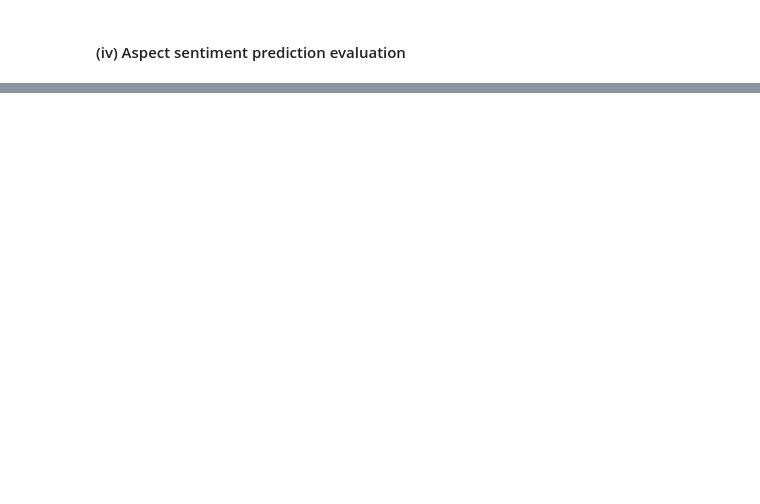
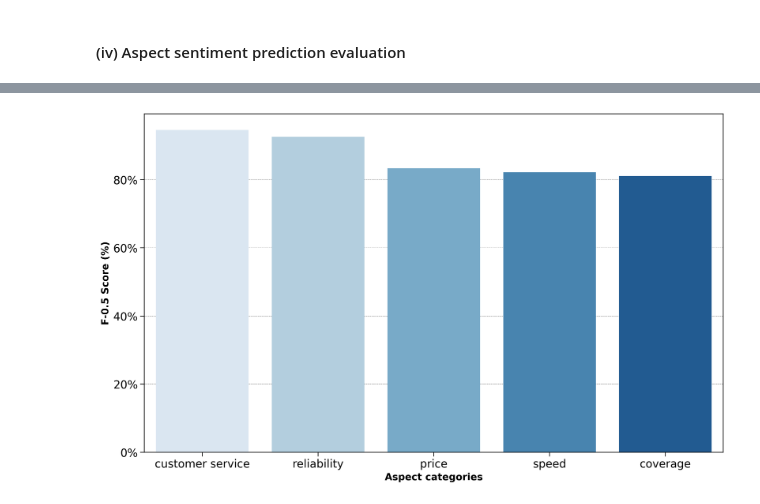
Before and after one commit to KoredeAkande/nigerian_isp_sentiment_analysis, a Jupyter notebook: notebooks/6.3-model-evaluation-and-selection-(absa).ipynb, the cells around one changed output, grey strips where cells are left out. Cells and saved outputs as stored; diff of their text form; code cells hidden in the pictures; blank space fills up the shorter version.

```diff
--- a/notebooks/6.3-model-evaluation-and-selection-(absa).ipynb
+++ b/notebooks/6.3-model-evaluation-and-selection-(absa).ipynb
@@ -208,0 +347,2 @@ Micro accuracy:0.833   Macro accuracy:0.733
+# %%
+binary_relevance_test_absa = binary_relevance_model.run(eval_test_df, 'Text')
@@ -208,0 +351,3 @@ Micro accuracy:0.833   Macro accuracy:0.733
+# %%
+binary_relevance_test_absa[['Aspects', 'Sentiment']] = eval_test_df[['Aspects', 'Sentiment']]
+binary_relevance_test_absa.head()
@@ -208,0 +363,8 @@ Micro accuracy:0.833   Macro accuracy:0.733
+# %%
+#Calculate precision, recall and f-0.5
+test_class_metrics, test_precision, test_recall, test_fscore = weighted_binary_precision_recall_fscore(
+    binary_relevance_test_absa['Aspects'],
+    binary_relevance_test_absa['Detected aspects'],
+    beta = 0.5)
+
+print(f"Precision: {test_precision:.3f}  Recall: {test_recall:.3f} F-0.5: {test_fscore:.3f}")
@@ -208,0 +373,3 @@ Micro accuracy:0.833   Macro accuracy:0.733
+# %%
+test_metrics_df = pd.DataFrame(test_class_metrics)
+(test_metrics_df.T).iloc[:,-4:]
@@ -208,0 +383,11 @@ Micro accuracy:0.833   Macro accuracy:0.733
+# %%
+plt.figure(figsize=(15,9), dpi=300)
+with plt.style.context(['notebook','no-latex','grid']):
+    sns.barplot(data=pd.DataFrame(test_metrics_df.loc['F-0.5',:]).sort_values('F-0.5', ascending=False).T,
+                palette = "Blues")
+    plt.ylabel('F-0.5 Score (%)',fontsize=14, fontweight= 'bold')
+    plt.xlabel('Aspect categories',fontsize=14, fontweight= 'bold')
+    plt.gca().set_yticklabels(['{:.0f}%'.format(x*100) for x in plt.gca().get_yticks()])
+    plt.show()
+# %% [output]
+[figure, added]
```
Also changed, not shown: parts of 55 cells of this notebook.
